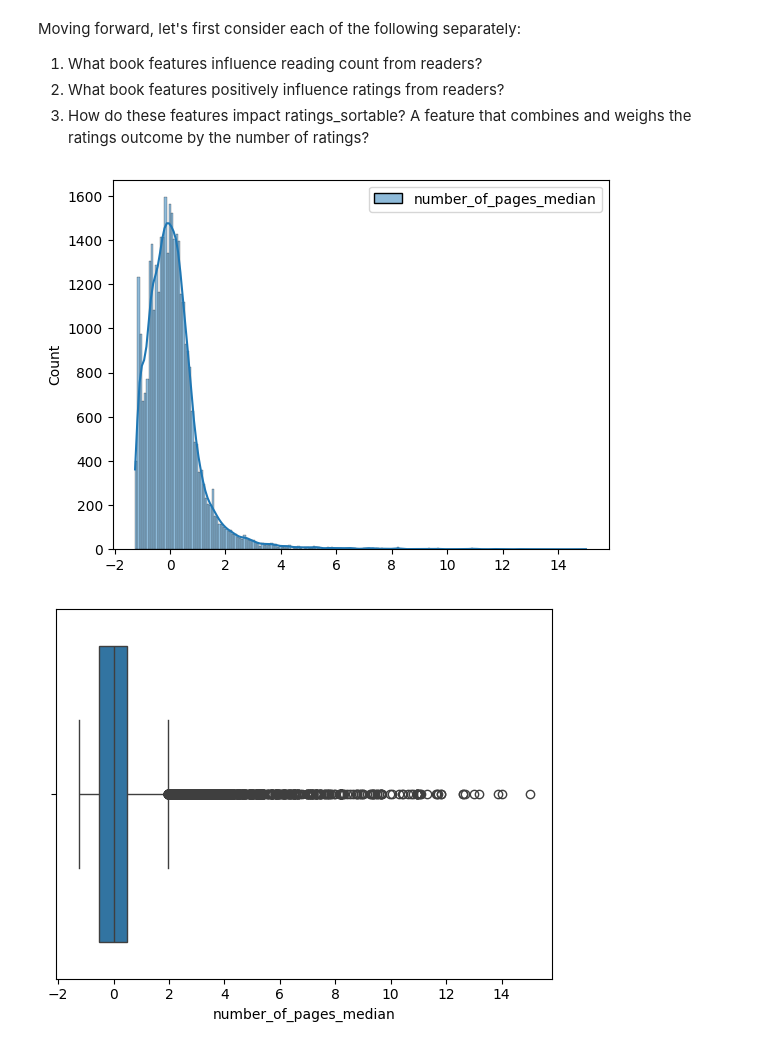
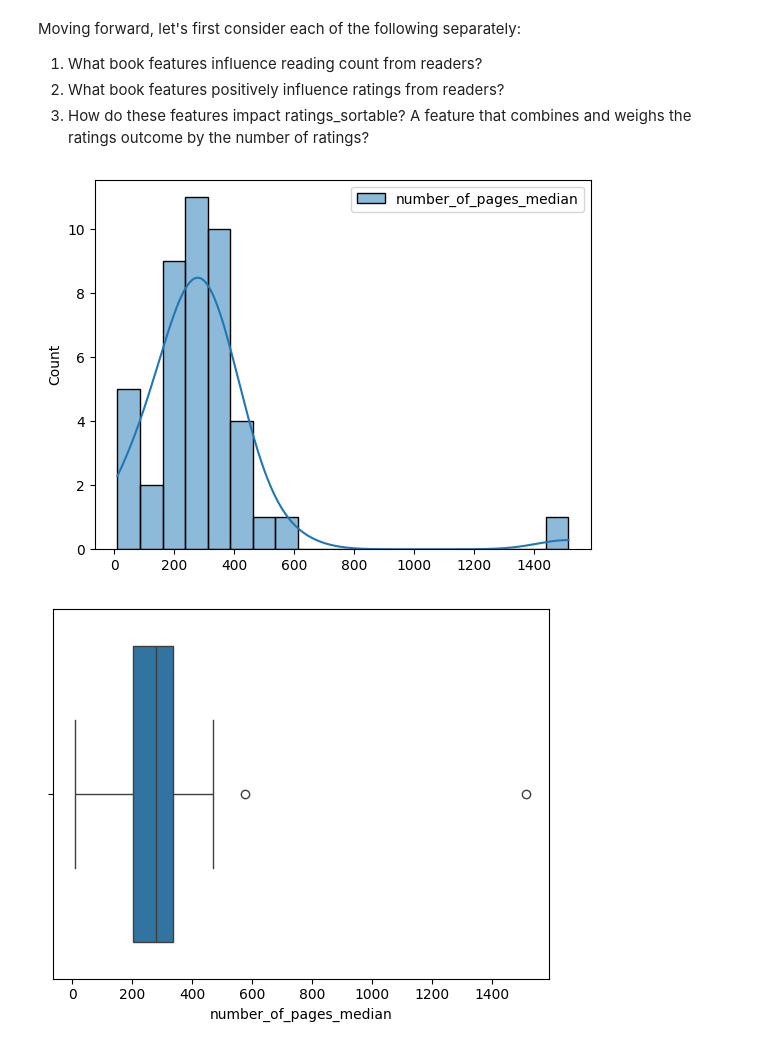
Before and after one commit to caitlinmac/openlib-data, a Jupyter notebook: dt_openlib2.ipynb, the cells around one changed output. Cells and saved outputs as stored; diff of their text form; code cells hidden in the pictures.

```diff
--- a/dt_openlib2.ipynb
+++ b/dt_openlib2.ipynb
@@ -22,10 +22,10 @@ Step 1. Construct and Convert the Query with Luqum (to be readable by apache sol
 """
 from luqum.parser import parser
 from luqum.pretty import prettify
-from luqum.tree import Word, Range
+#from luqum.tree import Word, Range
 
 # Create a query for books first published in 2019 and with readinglog_count > 0 and with median number of pages between 1 and 4000[*]
-query = parser.parse('first_publish_year:2019 AND readinglog_count:[1 TO *] AND number_of_pages_median:[1 TO 4000]')
+query = parser.parse('readinglog_count:[1 TO *] AND ratings_count:[1 TO *] AND language:eng')
 
 # Convert the query to a Solr query string
 solr_query = prettify(query)
@@ -244,0 +200,36 @@ data_df[['first_publish_year','number_of_pages_median','ratings_average','rating
+# %%
+import seaborn as sns
+import matplotlib.pyplot as plt
+
+# Define the bin size
+bin_size = 200
+
+# Create bins and group by these bins
+data_df['bin'] = (data_df.index // bin_size) + 1
+bin_totals = data_df.groupby('bin')['readinglog_count'].sum().reset_index()
+
+# Calculate cumulative sum and cumulative percentage
+bin_totals['cumulative_sum'] = bin_totals['readinglog_count'].cumsum()
+bin_totals['cumulative_percentage'] = bin_totals['cumulative_sum'] / bin_totals['readinglog_count'].sum() * 100
+
+# Create the plot
+fig, ax1 = plt.subplots()
+
+# Plot total readinglog counts on the primary y-axis
+sns.barplot(x='bin', y='readinglog_count', data=bin_totals, ax=ax1, color='b', alpha=0.6)
+ax1.set_xlabel('Index Bins')
+ax1.set_ylabel('Total Readinglog Counts', color='b')
+ax1.tick_params(axis='y', labelcolor='b')
+
+# Plot cumulative percentage on the secondary y-axis
+ax2 = ax1.twinx()
+sns.lineplot(x='bin', y='cumulative_percentage', data=bin_totals, ax=ax2, color='r', marker='o', linestyle='-')
+ax2.set_ylabel('Cumulative Percentage ReadingLog', color='r')
+ax2.tick_params(axis='y', labelcolor='r')
+
+# Ensure the line plot starts at the first bin
+# ax2.set_ylim(0, 100)
+ax2.set_xlim(0.5, bin_totals['bin'].max() + 0.5)
+
+plt.title('Pareto Chart of Readinglog Counts')
+plt.show()
@@ -248,16 +310,16 @@ Moving forward, let's first consider each of the following separately:
 2. What book features positively influence ratings from readers?
 3. How do these features impact ratings_sortable? A feature that combines and weighs the ratings outcome by the number of ratings?
 # %%
-pop_df = data_df[['author_name', 'first_publish_year','format','language','number_of_pages_median','publisher','title','subject','readinglog_count']]
+pop_df = data_df[['author_name', 'first_publish_year','number_of_pages_median','publisher','title','subject','readinglog_count']]
 # %%
 # Target col is readinglog_count = y
 # Scale numerical features
 import seaborn as sns
 fig, axs = plt.subplots(1, 1)
-sns.histplot(pop_df[['number_of_pages_median']], bins=200,kde = True);
+sns.histplot(pop_df[['number_of_pages_median']],kde = True);
 fig, axs = plt.subplots(1, 1)
 sns.boxplot(data=pop_df, x='number_of_pages_median');
 #data_df[['number_of_pages_median']]
 # %% [output]
-[figure, old version]
+[figure, new version]
-[figure, old version]
+[figure, new version]
```
Also changed, not shown: parts of 60 cells of this notebook, 1 other file.
